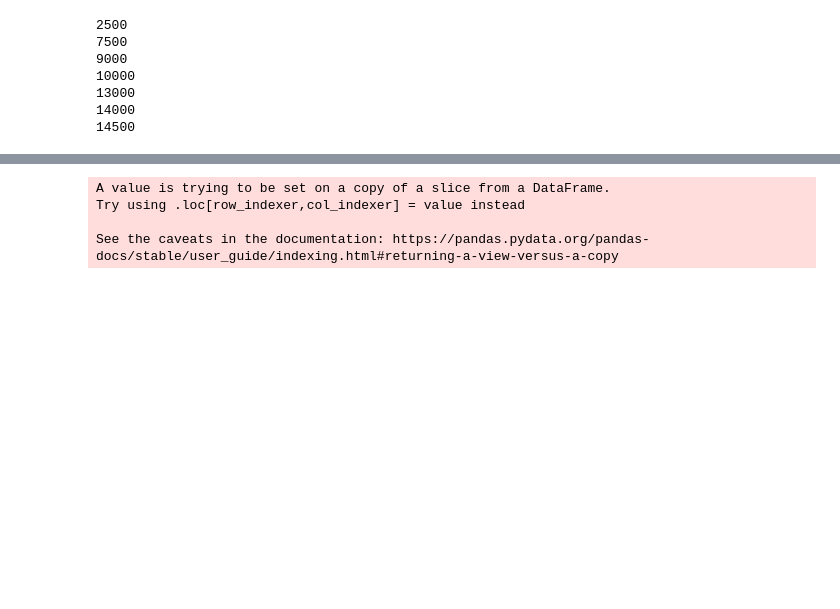
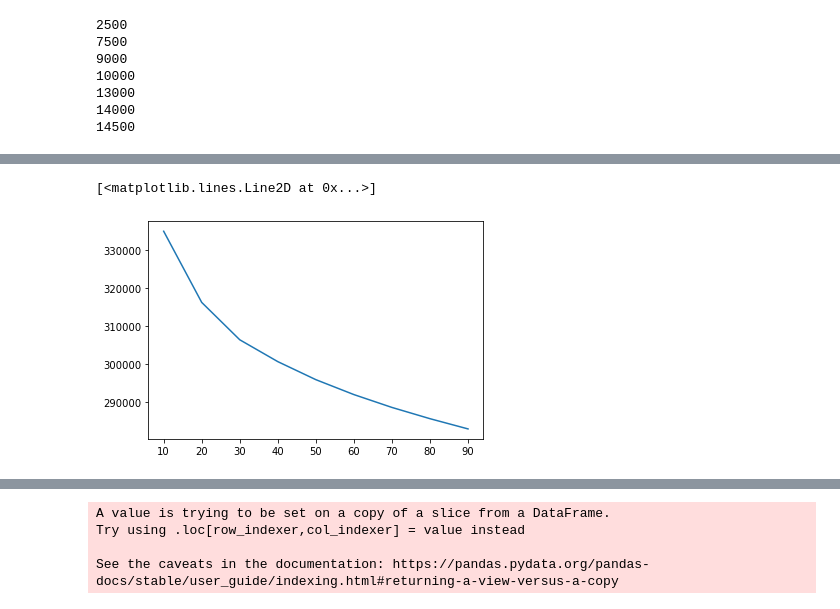
Before and after one commit to qedpi/memebot, a Jupyter notebook: nlp/experimental.ipynb, the cells around one changed output, grey strips where cells are left out. Cells and saved outputs as stored; diff of their text form; code cells hidden in the pictures; blank space fills up the shorter version.

```diff
--- a/nlp/experimental.ipynb
+++ b/nlp/experimental.ipynb
@@ -163,0 +164,9 @@ See the caveats in the documentation: https://pandas.pydata.org/pandas-docs/stab
+# %%
+kmeans = []
+for k in range(10, 100, 10):
+    kmeans.append(KMeans(random_state = 0, n_clusters = k).fit(embs))
+# %%
+plt.plot(list(range(10, 100, 10)), [k.inertia_ for k in kmeans])
+# %% [output]
+[<matplotlib.lines.Line2D at 0x...>]
+[figure, added]
```
Also changed, not shown: parts of 26 cells of this notebook.
